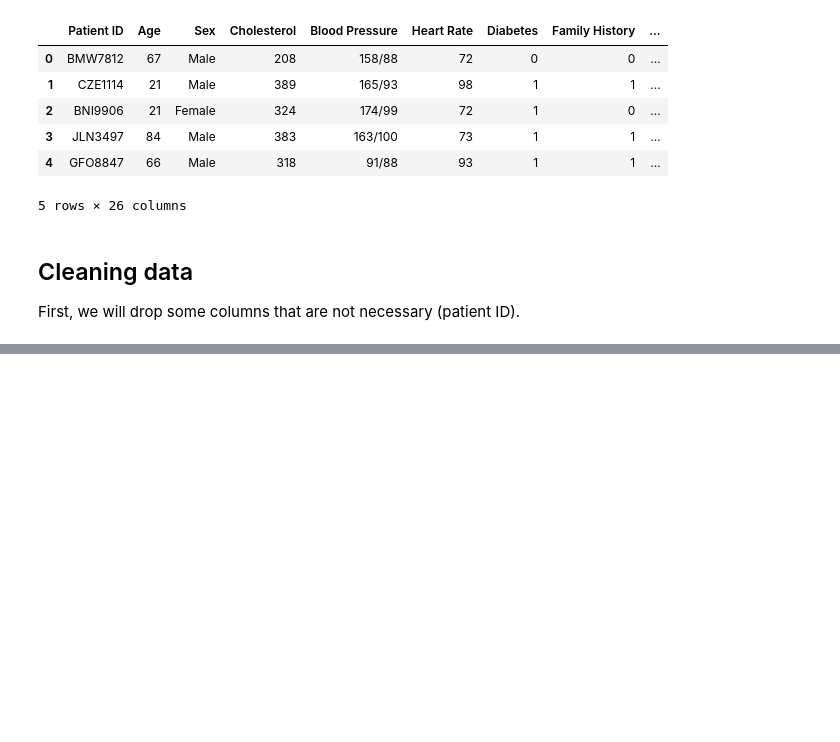
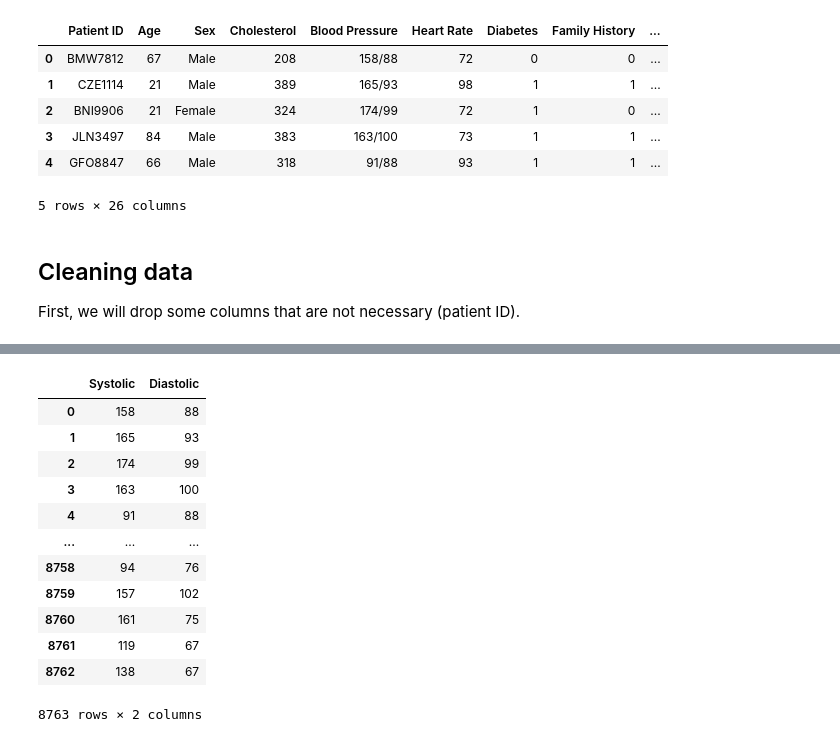
Before and after one commit to IsaacMS30/heart-attack-risk-detection, a Jupyter notebook: notebooks/2- preprocessing.ipynb, the cells around one changed output, grey strips where cells are left out. Saved outputs shown, nothing was run; the diff lists cells and outputs as text; code cells hidden in the pictures; blank space fills up the shorter version.

```diff
--- a/notebooks/2- preprocessing.ipynb
+++ b/notebooks/2- preprocessing.ipynb
@@ -50,0 +112,4 @@ df
+# %%
+# Transform Diet
+df = prep.transform_diet_col(df, {"Healthy": 0, "Average": 1, "Unhealthy": 2})
+df["Diet"]
@@ -50,0 +144,18 @@ df
+# %%
+# Split blood pressure column into systolic & diastolic
+df = prep.split_blood_pressure(df)
+df[["Systolic", "Diastolic"]]
+# %% [output]
+|  | Systolic | Diastolic |
+| 0 | 158 | 88 |
+| 1 | 165 | 93 |
+| 2 | 174 | 99 |
+| 3 | 163 | 100 |
+| 4 | 91 | 88 |
+| ... | ... | ... |
+| 8758 | 94 | 76 |
+| 8759 | 157 | 102 |
+| 8760 | 161 | 75 |
+| 8761 | 119 | 67 |
+| 8762 | 138 | 67 |
+8763 rows × 2 columns
```
Also changed, not shown: parts of 10 cells of this notebook, 1 other file.
